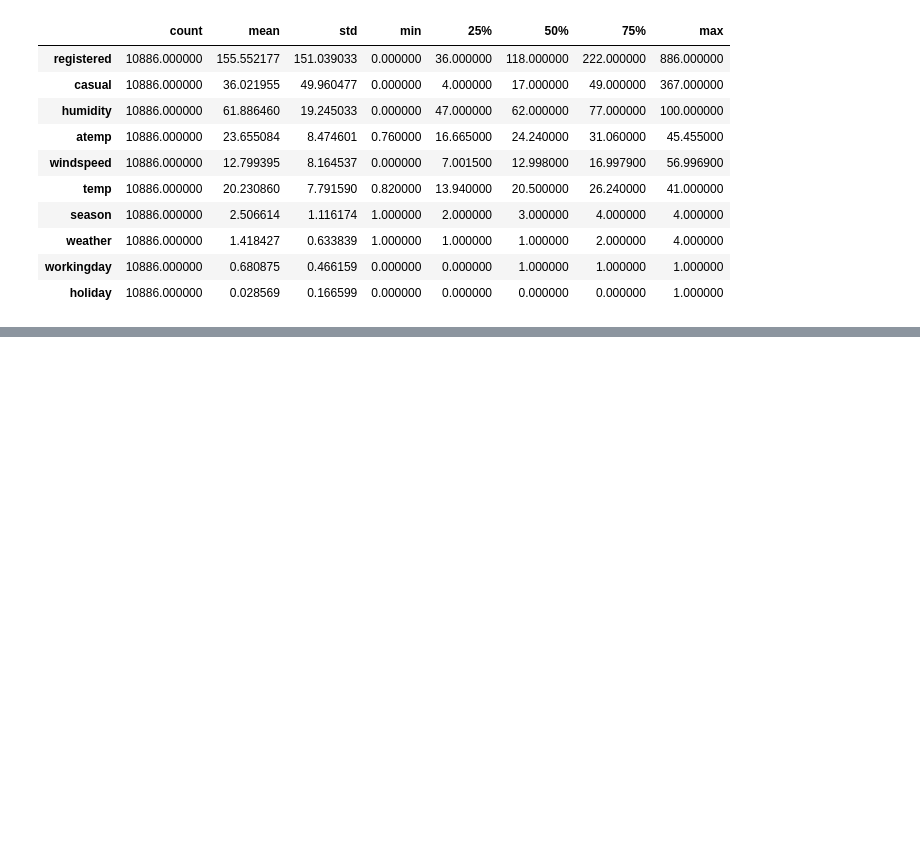
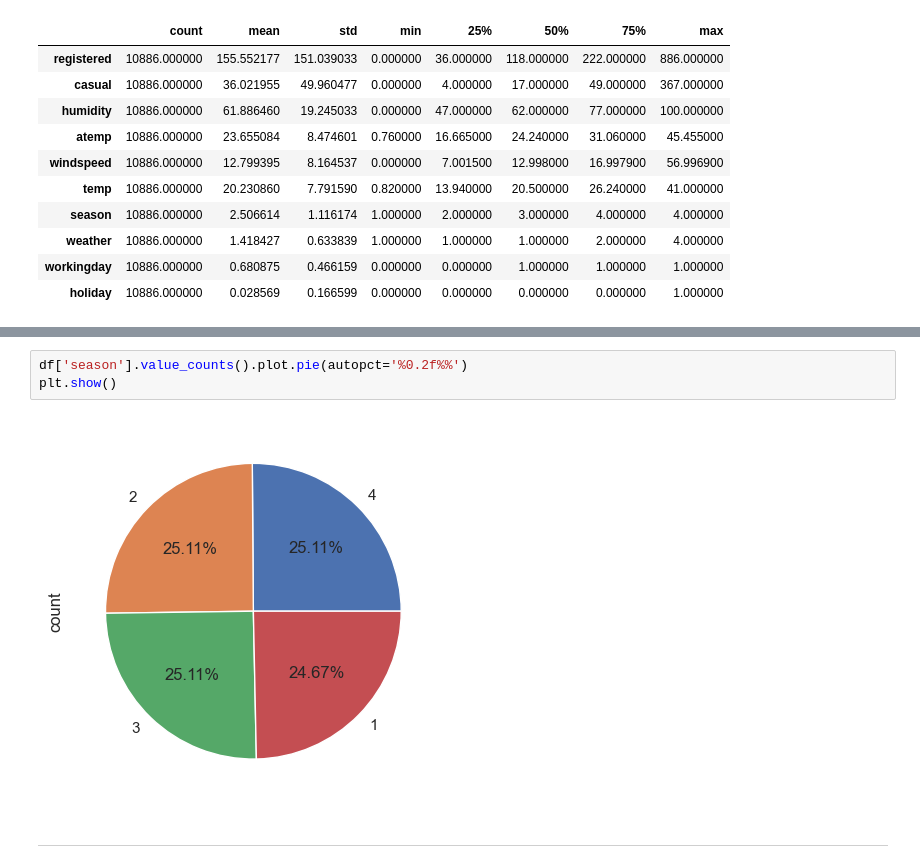
Before and after one commit to Mohamed-Jamyl/ML-DL_and_Data-Science_projects, a Jupyter notebook: Vlib_regression_project/Bake rental project.ipynb, the cells around one changed output, grey strips where cells are left out. Cells and saved outputs as stored; diff of their text form; blank space fills up the shorter version.

```diff
--- a/Vlib_regression_project/Bake rental project.ipynb
+++ b/Vlib_regression_project/Bake rental project.ipynb
@@ -129,0 +176,7 @@ df.iloc[:, :-1].describe().T.sort_values(by='std' , ascending = False).style.bac
+# %%
+df['season'].value_counts().plot.pie(autopct='%0.2f%%')
+plt.show()
+# %% [output]
+[figure, added]
+# %% [markdown]
+--------------------------
```
Also changed, not shown: parts of 88 cells of this notebook.
